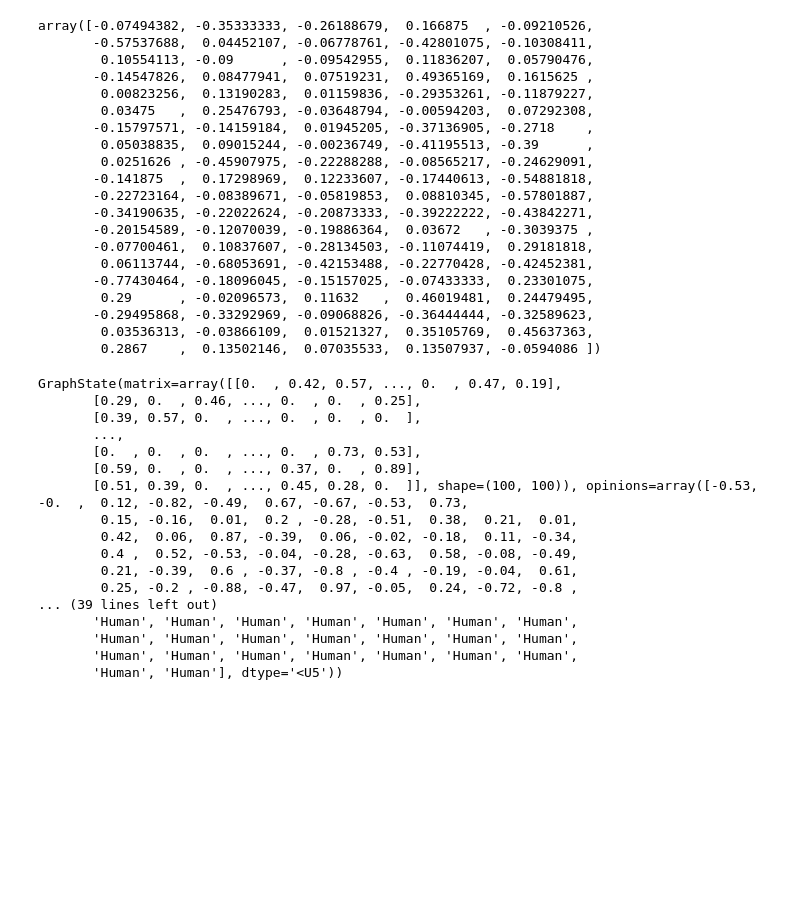
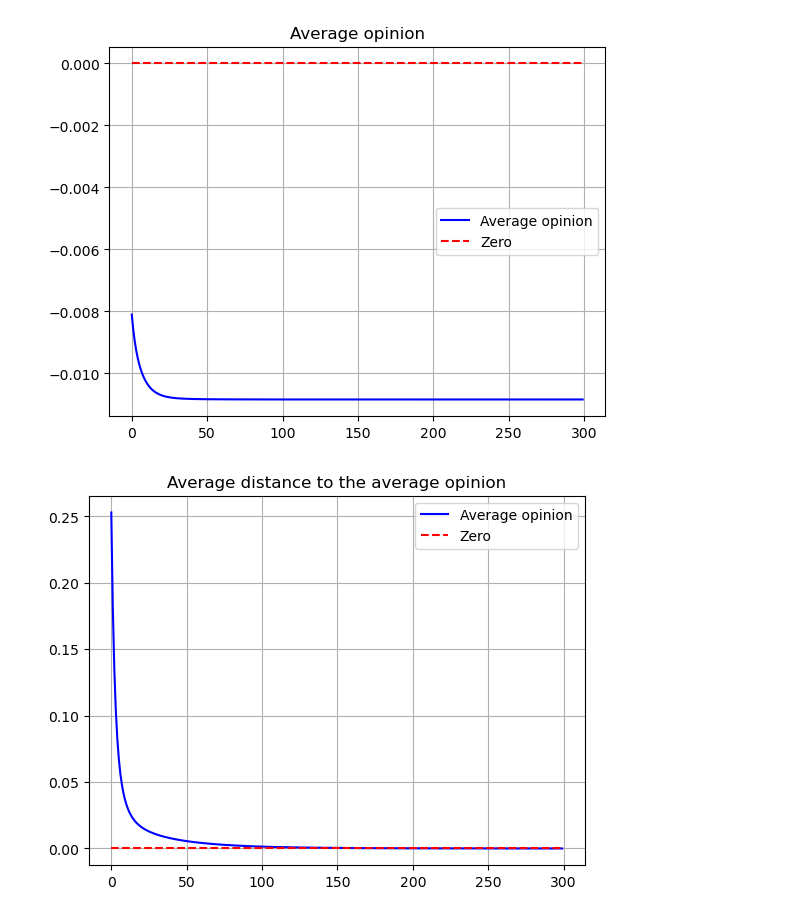
Before and after one commit to Kryptonym/Bachelor---disinformations-p-virkning-af-honldingsfordelingen, a Jupyter notebook: Kode/test.ipynb, the cells around one changed output. Cells and saved outputs as stored; diff of their text form; code cells hidden in the pictures; blank space fills up the shorter version.

Commit message:
Sim run matrix

```diff
--- a/Kode/test.ipynb
+++ b/Kode/test.ipynb
@@ -4,4 +6,4 @@ import numpy as np
 # %%
-TestGraf =  ws_opinion_graph(100,4,0.1,seed = 11)
+TestGraf =  ws_opinion_graph(10000,150,0.1,seed = 11)
 # %%
 MatrixGraf = create_matrix_rep(TestGraf)
@@ -132,43 +10,24 @@ print(avg_neighbour_opinion)
-# %%
-weighted_neighbour_sum/weight_sum
-# %% [output]
-array([-0.07494382, -0.35333333, -0.26188679,  0.166875  , -0.09210526,
-       -0.57537688,  0.04452107, -0.06778761, -0.42801075, -0.10308411,
-        0.10554113, -0.09      , -0.09542955,  0.11836207,  0.05790476,
-       -0.14547826,  0.08477941,  0.07519231,  0.49365169,  0.1615625 ,
-        0.00823256,  0.13190283,  0.01159836, -0.29353261, -0.11879227,
-        0.03475   ,  0.25476793, -0.03648794, -0.00594203,  0.07292308,
-       -0.15797571, -0.14159184,  0.01945205, -0.37136905, -0.2718    ,
-        0.05038835,  0.09015244, -0.00236749, -0.41195513, -0.39      ,
-        0.0251626 , -0.45907975, -0.22288288, -0.08565217, -0.24629091,
-       -0.141875  ,  0.17298969,  0.12233607, -0.17440613, -0.54881818,
-       -0.22723164, -0.08389671, -0.05819853,  0.08810345, -0.57801887,
-       -0.34190635, -0.22022624, -0.20873333, -0.39222222, -0.43842271,
-       -0.20154589, -0.12070039, -0.19886364,  0.03672   , -0.3039375 ,
-       -0.07700461,  0.10837607, -0.28134503, -0.11074419,  0.29181818,
-        0.06113744, -0.68053691, -0.42153488, -0.22770428, -0.42452381,
-       -0.77430464, -0.18096045, -0.15157025, -0.07433333,  0.23301075,
-        0.29      , -0.02096573,  0.11632   ,  0.46019481,  0.24479495,
-       -0.29495868, -0.33292969, -0.09068826, -0.36444444, -0.32589623,
-        0.03536313, -0.03866109,  0.01521327,  0.35105769,  0.45637363,
-        0.2867    ,  0.13502146,  0.07035533,  0.13507937, -0.0594086 ])
-# %%
-MatrixGraf
-# %% [output]
-GraphState(matrix=array([[0.  , 0.42, 0.57, ..., 0.  , 0.47, 0.19],
-       [0.29, 0.  , 0.46, ..., 0.  , 0.  , 0.25],
-       [0.39, 0.57, 0.  , ..., 0.  , 0.  , 0.  ],
-       ...,
-       [0.  , 0.  , 0.  , ..., 0.  , 0.73, 0.53],
-       [0.59, 0.  , 0.  , ..., 0.37, 0.  , 0.89],
-       [0.51, 0.39, 0.  , ..., 0.45, 0.28, 0.  ]], shape=(100, 100)), opinions=array([-0.53, -0.  ,  0.12, -0.82, -0.49,  0.67, -0.67, -0.53,  0.73,
-        0.15, -0.16,  0.01,  0.2 , -0.28, -0.51,  0.38,  0.21,  0.01,
-        0.42,  0.06,  0.87, -0.39,  0.06, -0.02, -0.18,  0.11, -0.34,
-        0.4 ,  0.52, -0.53, -0.04, -0.28, -0.63,  0.58, -0.08, -0.49,
-        0.21, -0.39,  0.6 , -0.37, -0.8 , -0.4 , -0.19, -0.04,  0.61,
-        0.25, -0.2 , -0.88, -0.47,  0.97, -0.05,  0.24, -0.72, -0.8 ,
-... (39 lines left out)
-       'Human', 'Human', 'Human', 'Human', 'Human', 'Human', 'Human',
-       'Human', 'Human', 'Human', 'Human', 'Human', 'Human', 'Human',
-       'Human', 'Human', 'Human', 'Human', 'Human', 'Human', 'Human',
-       'Human', 'Human'], dtype='<U5'))
+# %%
+MatrixGraf.opinions, no_media_no_disinfo_sim_results,no_media_no_disinfo_startcond,no_media_no_disinfo_endcond= simpel_simulering(MatrixGraf,300)
+# %%
+average_opinionresult, average_distance_to_the_mean_result = data_processing(no_media_no_disinfo_sim_results)
+# %%
+plt.figure()
+plt.plot(np.arange(len(average_opinionresult)),average_opinionresult,'b-',label = 'Average opinion')
+plt.plot(np.arange(len(average_opinionresult)),np.zeros(len(average_opinionresult)),'r--',label = 'Zero')
+plt.legend()
+plt.grid()
+plt.title('Average opinion')
+plt.show()
+# %% [output]
+[figure, added]
+# %%
+plt.figure()
+plt.plot(np.arange(len(average_distance_to_the_mean_result)),average_distance_to_the_mean_result,'b-',label = 'Average opinion')
+plt.plot(np.arange(len(average_distance_to_the_mean_result)),np.zeros(len(average_opinionresult)),'r--',label = 'Zero')
+plt.legend()
+plt.grid()
+plt.title('Average distance to the average opinion')
+plt.show()
+# %% [output]
+[figure, added]
```
Also changed, not shown: parts of 12 cells of this notebook, 3 other files.
